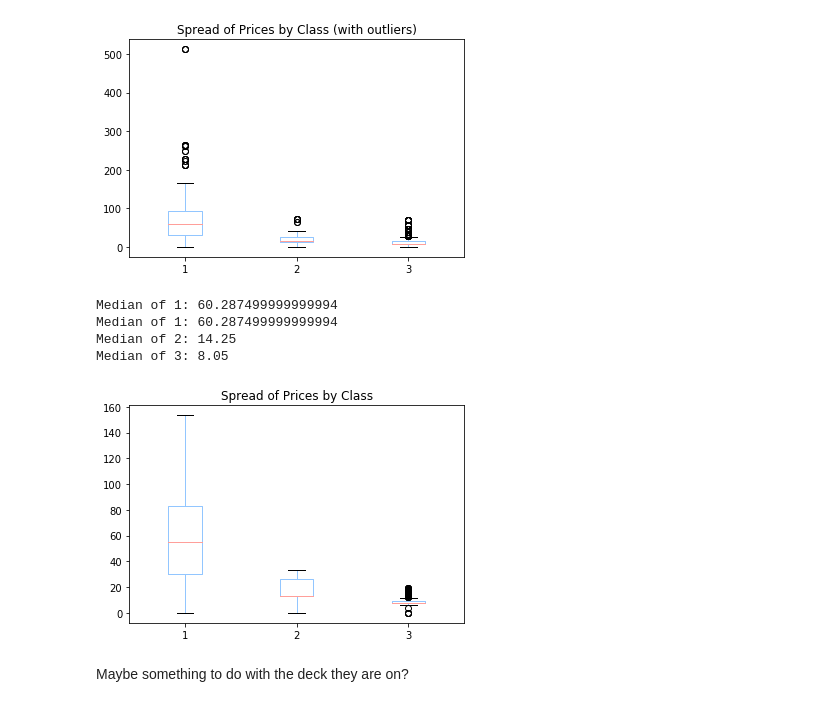
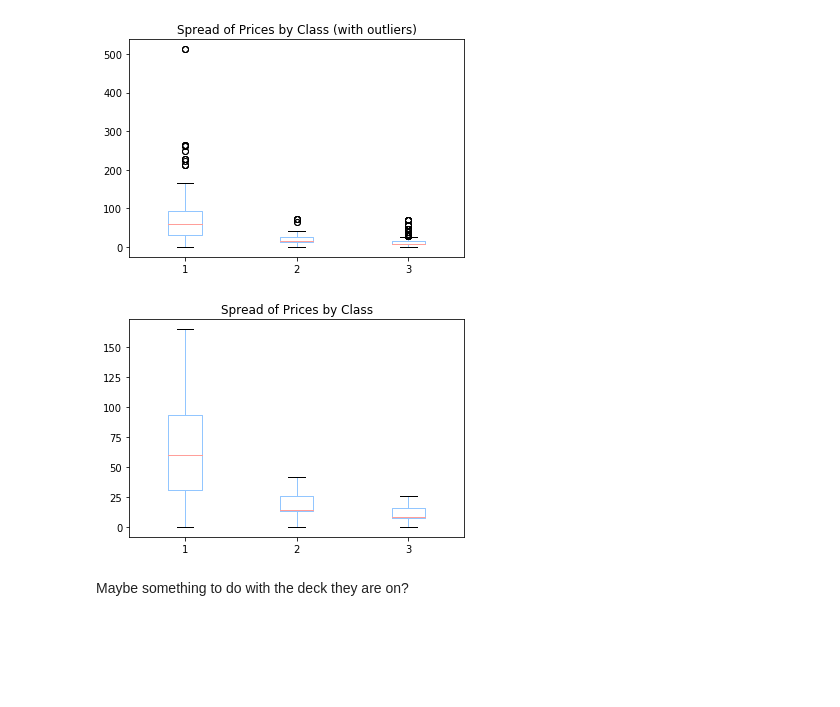
Before and after one commit to ppkn/udacity-titanic, a Jupyter notebook: Analysis of Titanic Dataset.ipynb, the cells around one changed output. Drawn from its saved outputs; the diff is of its cells as text; code cells hidden in the pictures; blank space fills up the shorter version.

```diff
--- a/Analysis of Titanic Dataset.ipynb
+++ b/Analysis of Titanic Dataset.ipynb
@@ -201,23 +245,12 @@ plt.savefig('figures/class_price_spread_w_outliers.png')
 # %% [output]
 [figure]
 # %%
-def remove_outliers(series):
-    iqr = series.quantile(0.75) - series.quantile(0.25)
-    median = series.quantile(0.5)
-    bools = (series > median - 1.5 * iqr) & (series < median + 1.5 * iqr)
-    print('Median of {}: {}'.format(series.name, median))
-    return series[bools]
-titanic_data.pivot(columns='Pclass', values='Fare') \
-            .apply(remove_outliers) \
-            .plot(kind='box')
+(titanic_data.pivot(columns='Pclass', values='Fare')
+             .plot(kind='box', showfliers=False)) # Remove outliers
 plt.title('Spread of Prices by Class')
 plt.savefig('figures/class_price_spread.png')
 # %% [output]
-Median of 1: 60.287499999999994
-Median of 1: 60.287499999999994
-Median of 2: 14.25
-Median of 3: 8.05
-[figure, old version]
+[figure, new version]
 # %% [markdown]
 Maybe something to do with the deck they are on?
 # %%
```
Also changed, not shown: parts of 37 cells of this notebook, 11 other files.
